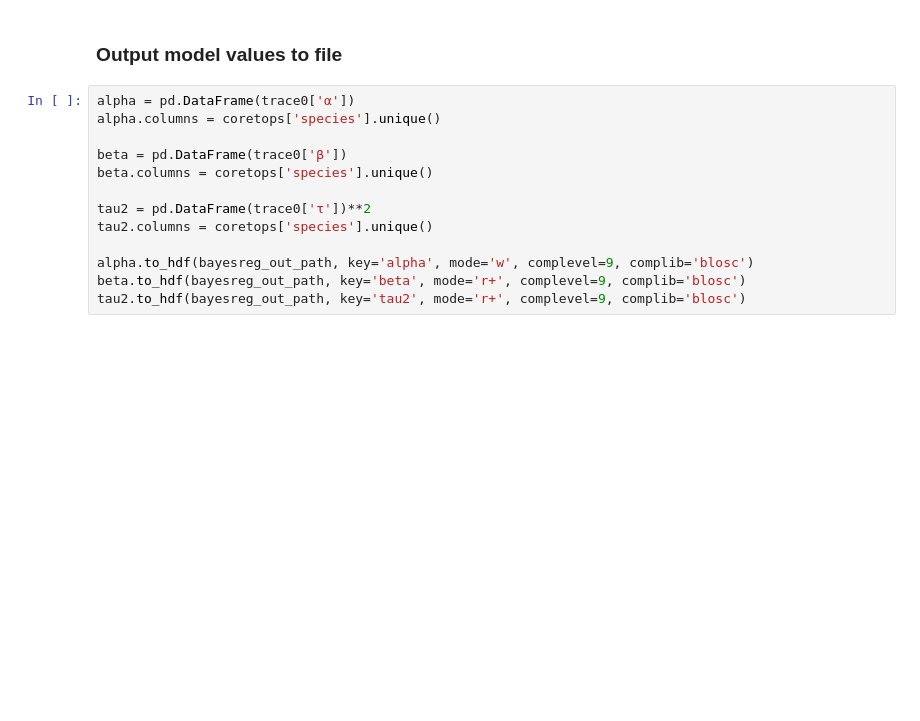
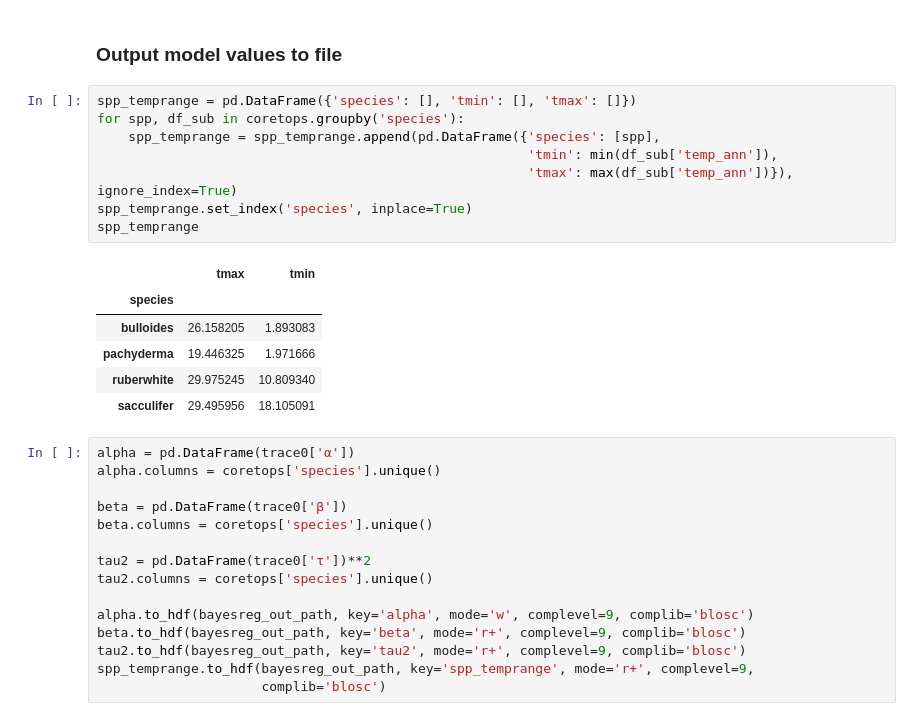
Before and after one commit to brews/deltaoxfox, a Jupyter notebook: coretop_bayesreg.ipynb, the cells around one changed output. Saved outputs shown, nothing was run; the diff lists cells and outputs as text; blank space fills up the shorter version.

Commit message:
Rename spp for consistency, exporting spp temp ranges to file

```diff
--- a/coretop_bayesreg.ipynb
+++ b/coretop_bayesreg.ipynb
@@ -142,5 +142,20 @@ plt.show()
 # %% [markdown]
 ### Output model values to file
+# %%
+spp_temprange = pd.DataFrame({'species': [], 'tmin': [], 'tmax': []})
+for spp, df_sub in coretops.groupby('species'):
+    spp_temprange = spp_temprange.append(pd.DataFrame({'species': [spp],
+                                                       'tmin': min(df_sub['temp_ann']),
+                                                       'tmax': max(df_sub['temp_ann'])}), ignore_index=True)
+spp_temprange.set_index('species', inplace=True)
+spp_temprange
+# %% [output]
+|  | tmax | tmin |
+| species |  |  |
+| bulloides | 26.158205 | 1.893083 |
+| pachyderma | 19.446325 | 1.971666 |
+| ruberwhite | 29.975245 | 10.809340 |
+| sacculifer | 29.495956 | 18.105091 |
 # %%
 alpha = pd.DataFrame(trace0['α'])
 alpha.columns = coretops['species'].unique()
@@ -154,3 +169,5 @@ tau2.columns = coretops['species'].unique()
 alpha.to_hdf(bayesreg_out_path, key='alpha', mode='w', complevel=9, complib='blosc')
 beta.to_hdf(bayesreg_out_path, key='beta', mode='r+', complevel=9, complib='blosc')
 tau2.to_hdf(bayesreg_out_path, key='tau2', mode='r+', complevel=9, complib='blosc')
+spp_temprange.to_hdf(bayesreg_out_path, key='spp_temprange', mode='r+', complevel=9,
+                     complib='blosc')
```
Also changed, not shown: parts of 5 cells of this notebook, 4 other files.
